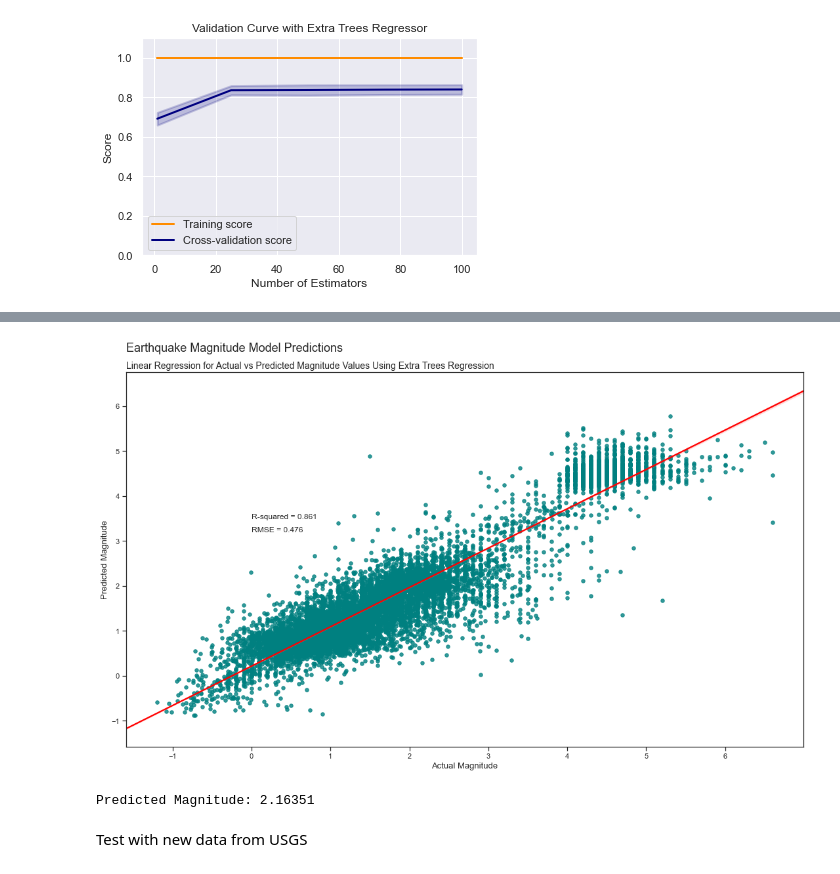
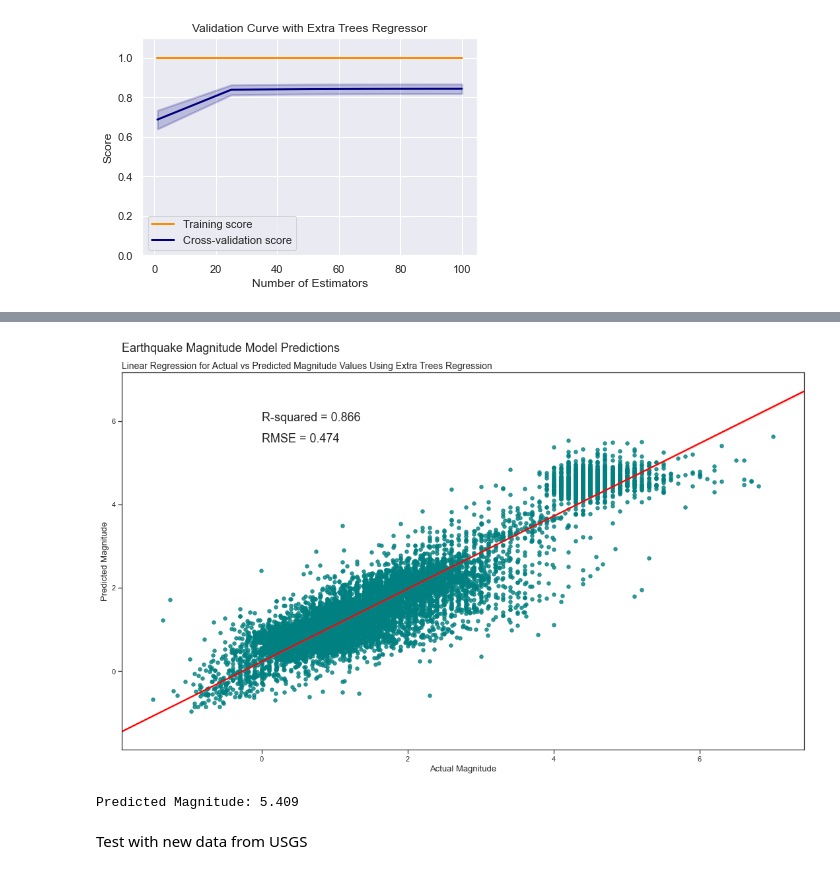
Before and after one commit to rromang/earthquake_modeling, a Jupyter notebook: notebooks/ml_extratrees_mag.ipynb, the cells around one changed output, grey strips where cells are left out. Cells and saved outputs as stored; diff of their text form; code cells hidden in the pictures.

```diff
--- a/notebooks/ml_extratrees_mag.ipynb
+++ b/notebooks/ml_extratrees_mag.ipynb
@@ -57,0 +58,4 @@ model_df
+# %%
+#drop duplicates in postgres data
+model_df.drop_duplicates(subset=['id'], inplace=True)
+print(model_df)
@@ -459,29 +475,29 @@ mag_pred_all
 # %%
 #plot actual vs predicted values
 x = np.array(mag_pred_all['mag'])
 y = np.array(testpredict)
 
 sns.set_style('ticks')
 x,y = pd.Series(x, name="Actual"), pd.Series(y, name="Prediction")
 # sns.lmplot(x ='Actual', y ='Prediction', data = mag_pred_all, markers =['o'],  palette ='coolwarm')
 ax = sns.regplot(x=x, y=y, ci=95, truncate=False, scatter_kws={"s": 30, "color":'teal'}, line_kws={"color": "red"})
 ax.set_axisbelow(True)
 
 fig = plt.gcf()
 fig.set_size_inches(18.5, 10.5, forward=True)
 plt.ylabel('Predicted Magnitude', fontsize=13)
 plt.xlabel('Actual Magnitude',  fontsize=13)
 # Bigger title
 plt.suptitle('Earthquake Magnitude Model Predictions', x=0.125, y=0.94, ha='left', fontsize=18)
 # Subtitle
 plt.title('Linear Regression for Actual vs Predicted Magnitude Values Using Extra Trees Regression', loc='left', fontsize=14)
-plt.annotate("R-squared = {:.3f}".format(r2_score(mag_pred_all['mag'], testpredict)), (0, 3.5),  fontsize=12)
-plt.annotate("RMSE = {:.3f}".format(rmse), (0, 3.2), fontsize=12)
+plt.annotate("R-squared = {:.3f}".format(r2_score(mag_pred_all['mag'], testpredict)), (0, 6),  fontsize=18)
+plt.annotate("RMSE = {:.3f}".format(rmse), (0, 5.5), fontsize=18)
 
 fig.savefig('../static/images/extratrees_mag_linear_sns.png', bbox_inches='tight',dpi=600)
 plt.show()
 # %% [output]
-[figure, old version]
+[figure, new version]
 # %%
 # make a single prediction
 from datetime import datetime
@@ -497,7 +513,7 @@ single_features = [[lat,lon,depth,date_time_unix]]
 y_pred = best_model.predict(single_features)
 print('Predicted Magnitude: %g' % y_pred)
 # %% [output]
-Predicted Magnitude: 2.16351
+Predicted Magnitude: 5.409
 # %% [markdown]
 Test with new data from USGS
 # %%
```
Also changed, not shown: parts of 19 cells of this notebook, 5 other files.
